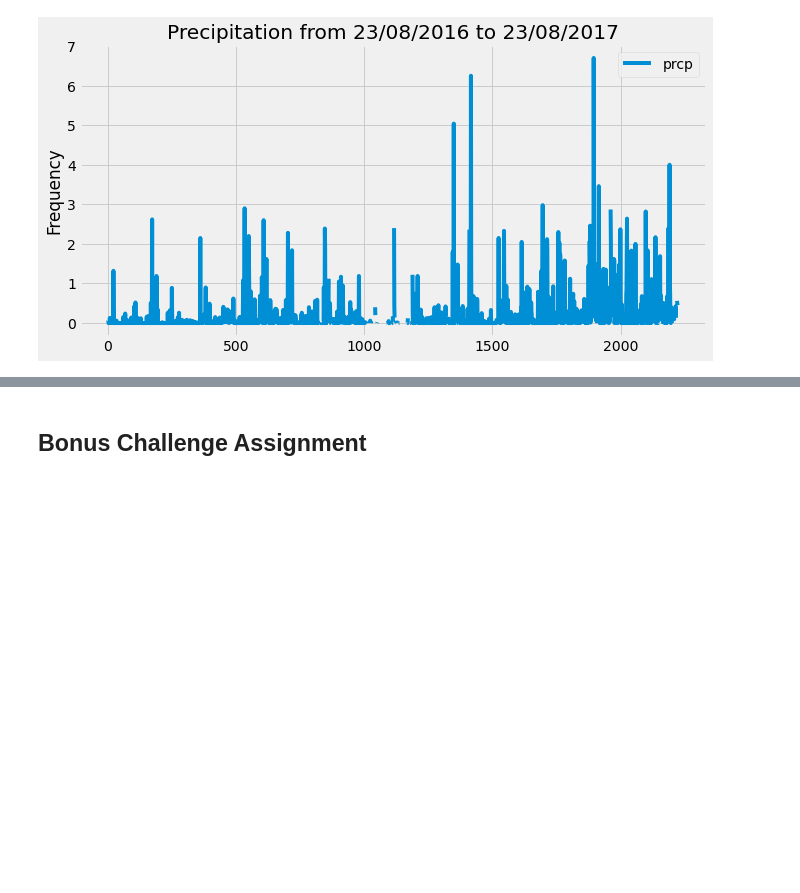
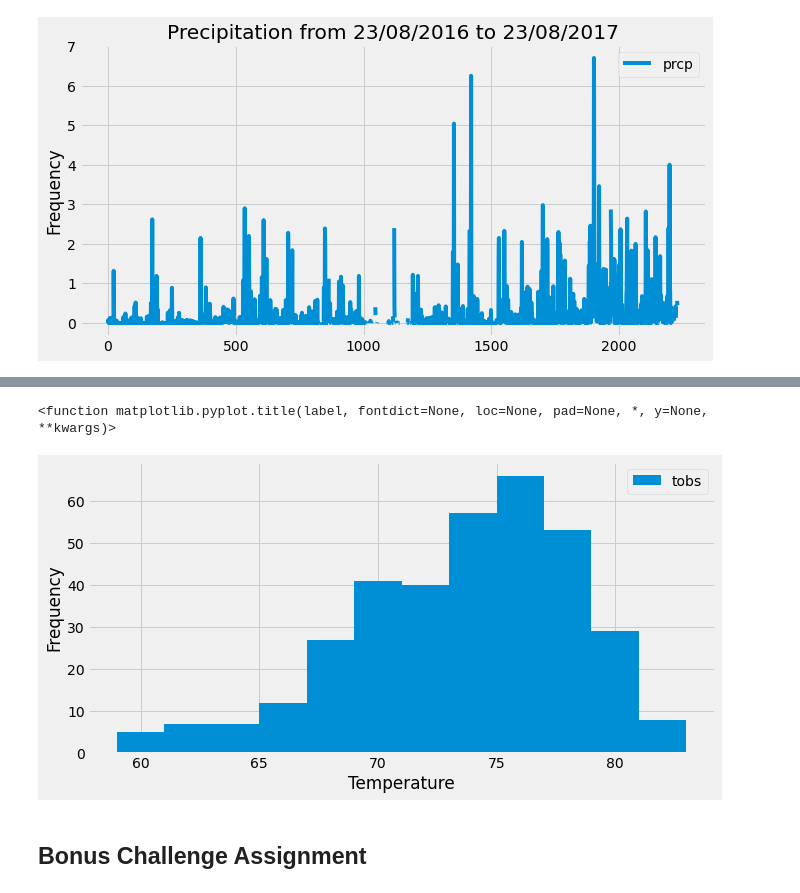
Before and after one commit to luisgoldaracena/sqlalchemy-challenge, a Jupyter notebook: climate_starter.ipynb, the cells around one changed output, grey strips where cells are left out. Saved outputs shown, nothing was run; the diff lists cells and outputs as text; code cells hidden in the pictures; blank space fills up the shorter version.

```diff
--- a/climate_starter.ipynb
+++ b/climate_starter.ipynb
@@ -105,3 +126,5 @@ Name: prcp, dtype: float64
 # %%
 # What are the most active stations? (i.e. what stations have the most rows)?
 # List the stations and the counts in descending order.
+active_station=session.query(measurement.id, measurement.station,func.count(measurement.station)).group_by(measurement.station).order_by(func.count(measurement.station).desc()).all()
+print(f'The most active station is: {active_station[0][1]}')
@@ -108,3 +145,8 @@ Name: prcp, dtype: float64
 # %%
 # Using the station id from the previous query, calculate the lowest temperature recorded,
 # highest temperature recorded, and average temperature of the most active station?
+temps=[func.min(measurement.tobs),func.max(measurement.tobs),func.avg(measurement.tobs)]
+
+most_active_station=active_station[0][1]
+
+session.query(*temps).filter(measurement.station==most_active_station).all()
@@ -111,3 +155,6 @@ Name: prcp, dtype: float64
 # %%
 # Choose the station with the highest number of temperature observations.
 # Query the last 12 months of temperature observation data for this station and plot the results as a histogram
+most_active_temp_data=session.query(measurement.tobs).filter(measurement.station==most_active_station).filter(measurement.date >= twelve_months_ago)
+most_active_temp_data_df=pd.DataFrame(most_active_temp_data)
+most_active_temp_data_df.head()
@@ -114,3 +168,10 @@ Name: prcp, dtype: float64
+# %%
+most_active_temp_data_df.plot.hist(bins=12, figsize=(10,5))
+plt.xlabel("Temperature")
+plt.title
+# %% [output]
+<function matplotlib.pyplot.title(label, fontdict=None, loc=None, pad=None, *, y=None, **kwargs)>
+[figure, added]
 # %% [markdown]
 ## Bonus Challenge Assignment
 # %%
```
Also changed, not shown: parts of 11 cells of this notebook, 1 other file.
